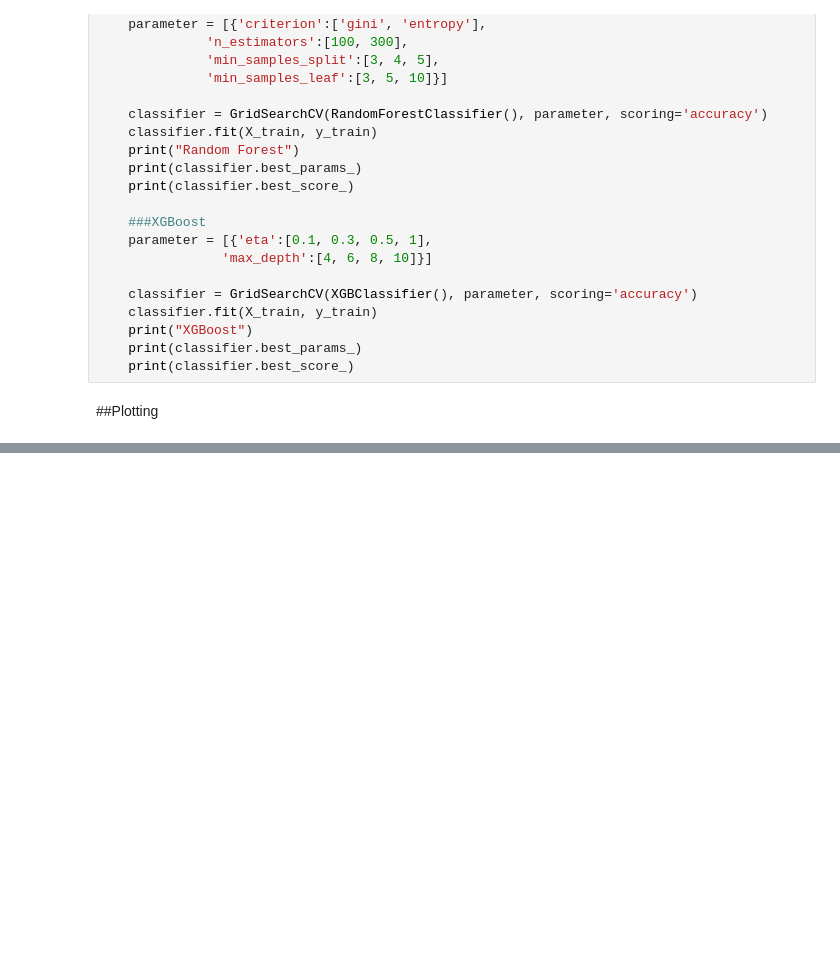
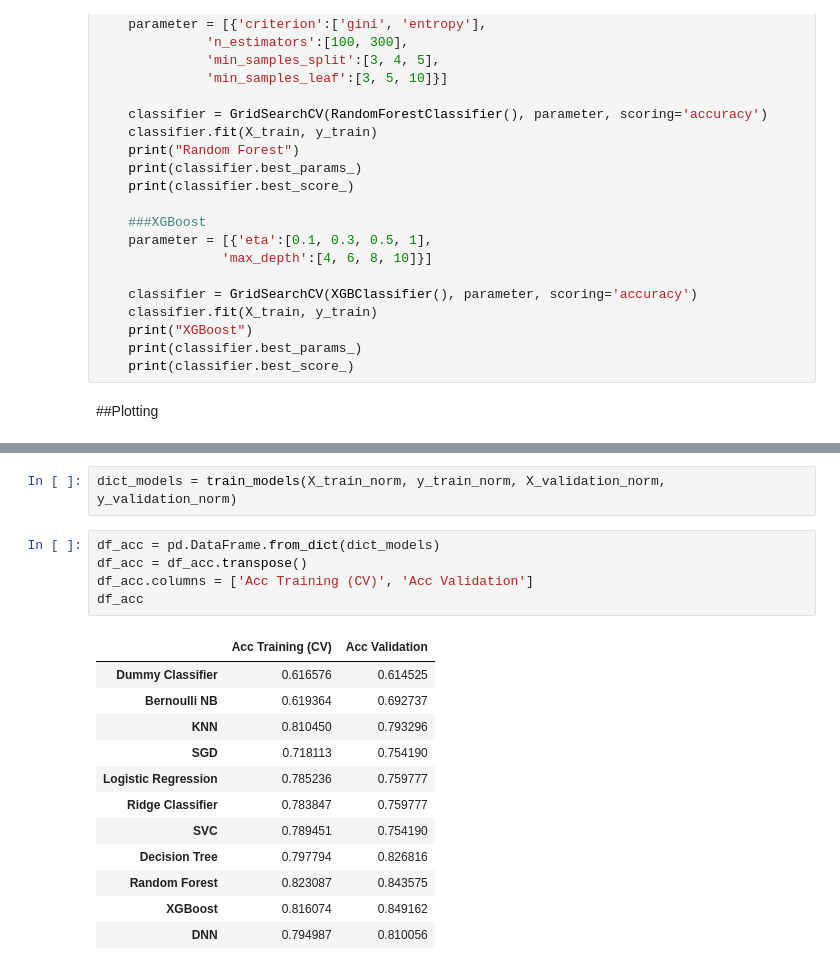
Before and after one commit to pedrohortencio/machine-learning-gladiator, a Jupyter notebook: Titanic/Titanic_Gladiator.ipynb, the cells around one changed output, grey strips where cells are left out. Saved outputs shown, nothing was run; the diff lists cells and outputs as text; blank space fills up the shorter version.

```diff
--- a/Titanic/Titanic_Gladiator.ipynb
+++ b/Titanic/Titanic_Gladiator.ipynb
@@ -999,0 +1021,20 @@ plt.show();
+# %%
+dict_models = train_models(X_train_norm, y_train_norm, X_validation_norm, y_validation_norm)
+# %%
+df_acc = pd.DataFrame.from_dict(dict_models)
+df_acc = df_acc.transpose()
+df_acc.columns = ['Acc Training (CV)', 'Acc Validation']
+df_acc
+# %% [output]
+|  | Acc Training (CV) | Acc Validation |
+| Dummy Classifier | 0.616576 | 0.614525 |
+| Bernoulli NB | 0.619364 | 0.692737 |
+| KNN | 0.810450 | 0.793296 |
+| SGD | 0.718113 | 0.754190 |
+| Logistic Regression | 0.785236 | 0.759777 |
+| Ridge Classifier | 0.783847 | 0.759777 |
+| SVC | 0.789451 | 0.754190 |
+| Decision Tree | 0.797794 | 0.826816 |
+| Random Forest | 0.823087 | 0.843575 |
+| XGBoost | 0.816074 | 0.849162 |
+| DNN | 0.794987 | 0.810056 |
```
Also changed, not shown: parts of 10 cells of this notebook.
